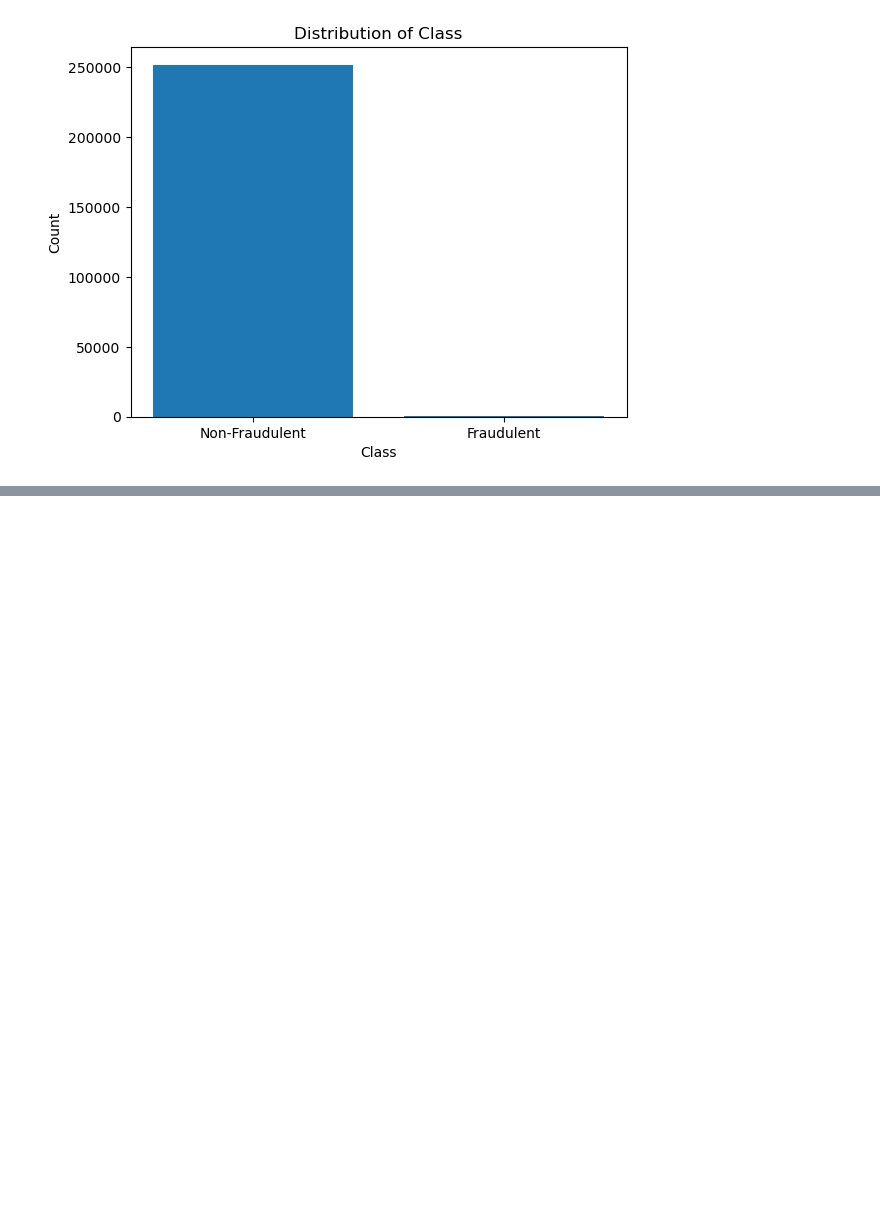
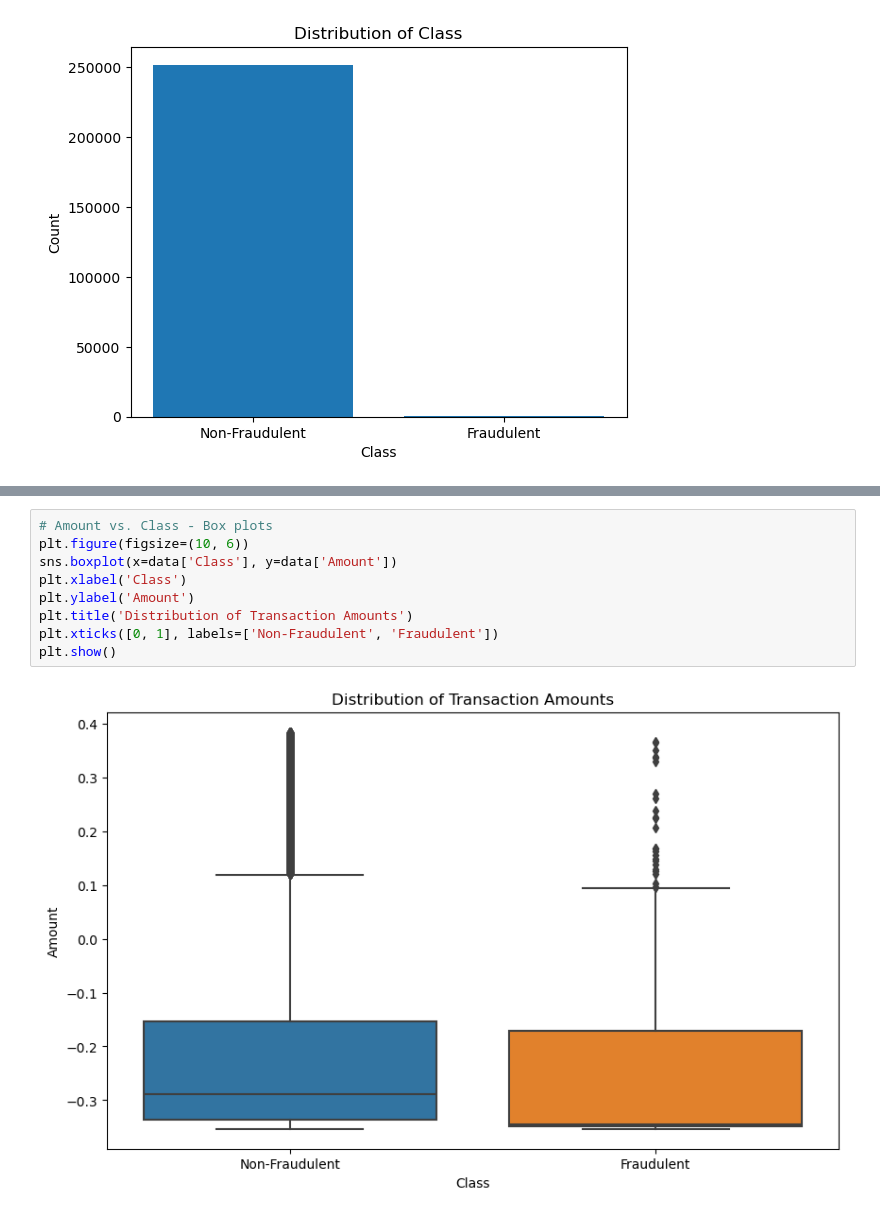
Before and after one commit to jodahe1/Adey-Innovations-Inc, a Jupyter notebook: CreaditDataCleaning.ipynb, the cells around one changed output, grey strips where cells are left out. Drawn from its saved outputs; the diff is of its cells as text; blank space fills up the shorter version.

```diff
--- a/CreaditDataCleaning.ipynb
+++ b/CreaditDataCleaning.ipynb
@@ -131,0 +148,11 @@ plt.show()
+# %%
+# Amount vs. Class - Box plots
+plt.figure(figsize=(10, 6))
+sns.boxplot(x=data['Class'], y=data['Amount'])
+plt.xlabel('Class')
+plt.ylabel('Amount')
+plt.title('Distribution of Transaction Amounts')
+plt.xticks([0, 1], labels=['Non-Fraudulent', 'Fraudulent'])
+plt.show()
+# %% [output]
+[figure, added]
```
Also changed, not shown: parts of 3 cells of this notebook.
